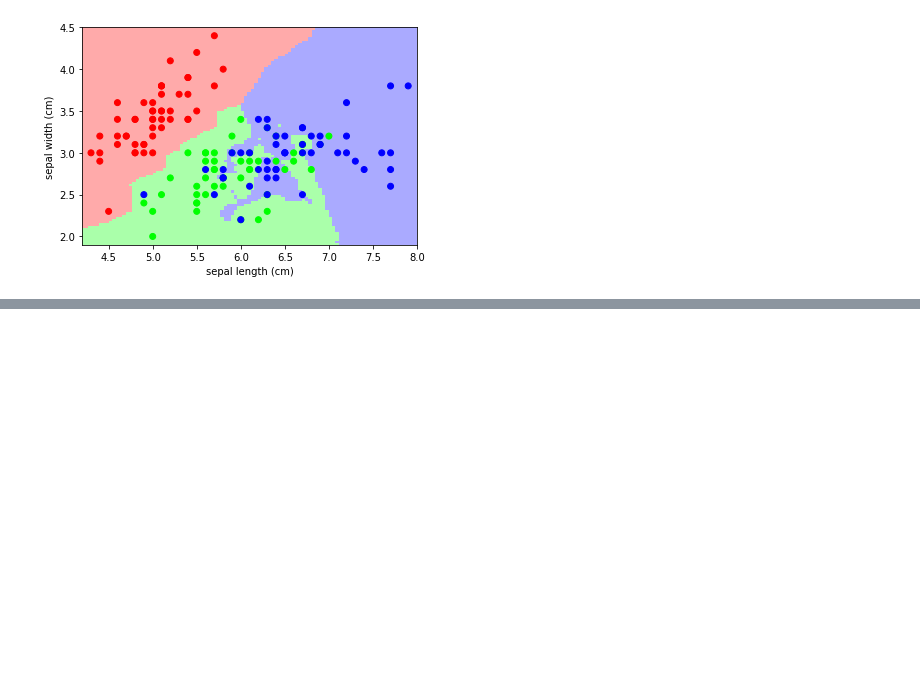
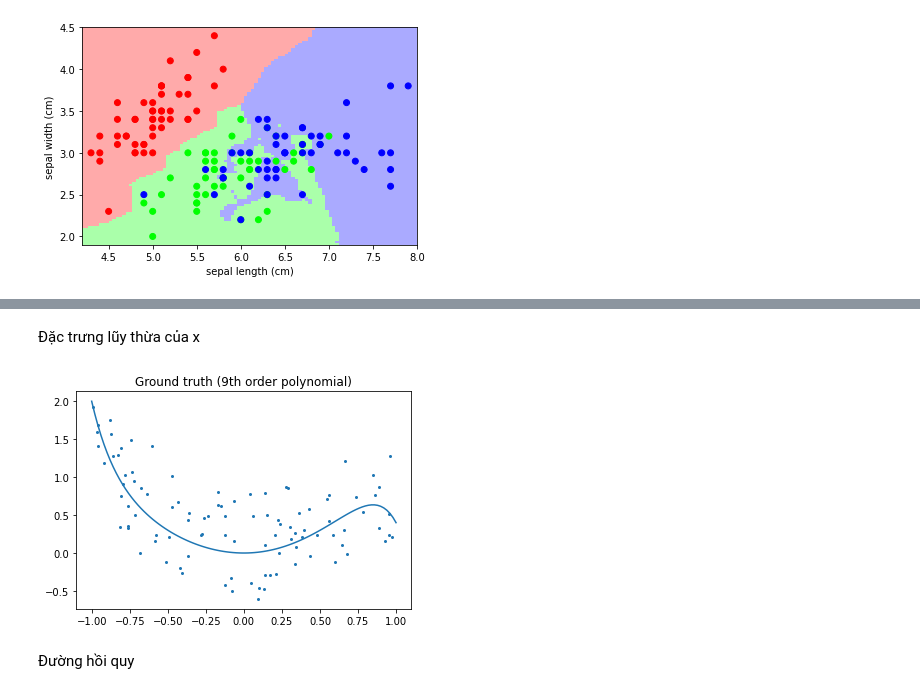
Before and after one commit to minhm01/Colab-Notebooks, a Jupyter notebook: Tuan 7/T7B3.ipynb, the cells around one changed output, grey strips where cells are left out. Cells and saved outputs as stored; diff of their text form; code cells hidden in the pictures; blank space fills up the shorter version.

```diff
--- a/Tuan 7/T7B3.ipynb
+++ b/Tuan 7/T7B3.ipynb
@@ -168,0 +259,14 @@ y_new = model.predict(x_new[:, np.newaxis])
+# %% [markdown]
+Đặc trưng lũy thừa của x
+# %%
+plt.figure(figsize=(6, 4))
+plt.scatter(x, y, s=4)
+plt.plot(x_test, f(x_test), label="truth")
+plt.axis('tight')
+plt.title('Ground truth (9th order polynomial)')
+
+plt.show()
+# %% [output]
+[figure, added]
+# %% [markdown]
+Đường hồi quy
```
Also changed, not shown: parts of 100 cells of this notebook.
